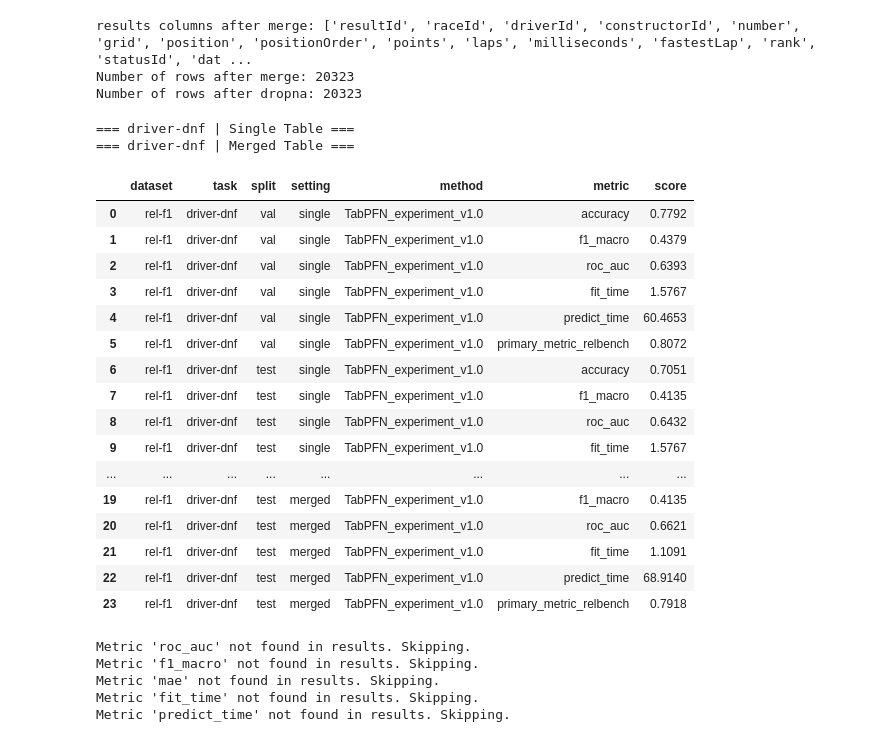
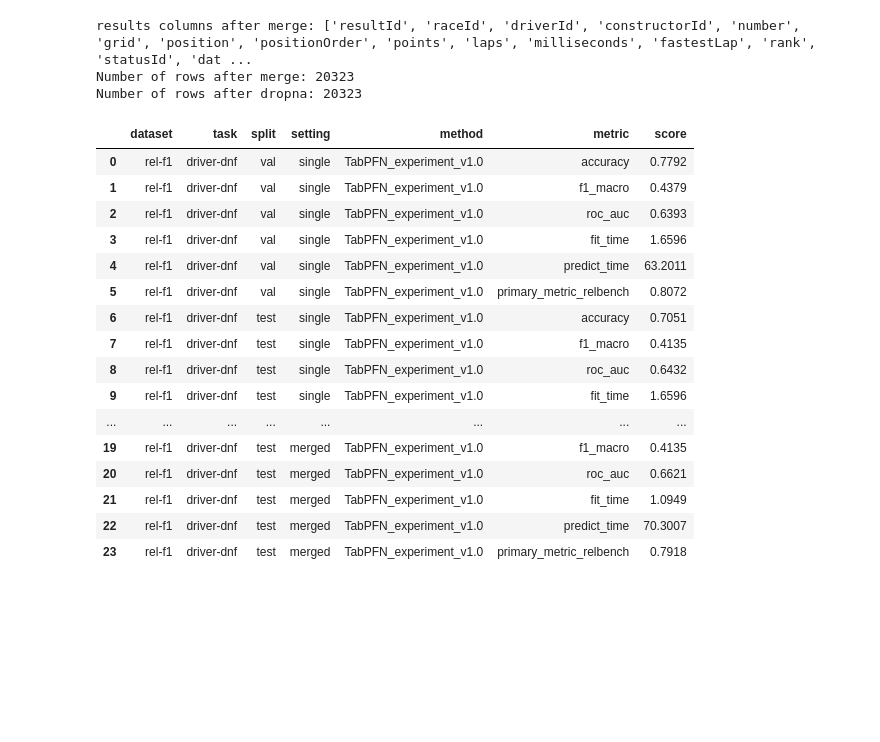
Before and after one commit to michaelflppv/TabPFN, a Jupyter notebook: simple_cases/TabPFN_relational_benchmark.ipynb, the cells around one changed output. Cells and saved outputs as stored; diff of their text form; code cells hidden in the pictures; blank space fills up the shorter version.

Commit message:
Refactor TabPFN relational benchmark notebook; enhance feature engineering and add progress tracking

```diff
--- a/simple_cases/TabPFN_relational_benchmark.ipynb
+++ b/simple_cases/TabPFN_relational_benchmark.ipynb
@@ -342,75 +342,50 @@ def results_to_long(task, setting, split, metrics):
     for metric_name, value in metrics.items():
         # Only add row if value is not None and not NaN
         if value is not None and not (isinstance(value, float) and np.isnan(value)):
             rows.append({
                 "dataset": DATASET,  # Fill with DATASET variable
                 "task": task,
                 "split": split,
                 "setting": setting,
                 "method": "TabPFN_experiment_v1.0",
                 "metric": metric_name,
                 "score": value
             })
     return rows
 
-for task in TASKS:
-    print(f"=== {task} | Single Table ===")
-    res_single = run_single_table_experiment(task)
-    for split, metrics in res_single.items():
-        all_results_long.extend(results_to_long(task, "single", split, metrics))
+# Use tqdm to show progress bar for tasks and settings
+for task in tqdm(TASKS, desc="Tasks"):
+    task_setting_pairs = list(product(TASKS, [("single", run_single_table_experiment), ("merged", run_merged_table_experiment)]))
 
-    print(f"=== {task} | Merged Table ===")
-    res_merged = run_merged_table_experiment(task)
-    for split, metrics in res_merged.items():
-        all_results_long.extend(results_to_long(task, "merged", split, metrics))
+    for (task, (setting, run_fn)) in tqdm(task_setting_pairs, desc="Task/Setting pairs"):
+        res = run_fn(task)
+        for split, metrics in res.items():
+            all_results_long.extend(results_to_long(task, setting, split, metrics))
 
 results_long_df = pd.DataFrame(all_results_long)
 # Ensure 'dataset' is the first column
 cols = ["dataset"] + [col for col in results_long_df.columns if col != "dataset"]
 results_long_df = results_long_df[cols]
 # Round all numerical values in 'score' to 4 decimal places
 results_long_df["score"] = results_long_df["score"].apply(lambda x: round(x, 4) if isinstance(x, (float, int, np.floating, np.integer)) else x)
 
 results_long_df.to_csv("results_summary_long.csv", index=False)
 results_long_df
 # %% [output]
-=== driver-dnf | Single Table ===
-=== driver-dnf | Merged Table ===
 |  | dataset | task | split | setting | method | metric | score |
 | 0 | rel-f1 | driver-dnf | val | single | TabPFN_experiment_v1.0 | accuracy | 0.7792 |
 | 1 | rel-f1 | driver-dnf | val | single | TabPFN_experiment_v1.0 | f1_macro | 0.4379 |
 | 2 | rel-f1 | driver-dnf | val | single | TabPFN_experiment_v1.0 | roc_auc | 0.6393 |
-| 3 | rel-f1 | driver-dnf | val | single | TabPFN_experiment_v1.0 | fit_time | 1.5767 |
-| 4 | rel-f1 | driver-dnf | val | single | TabPFN_experiment_v1.0 | predict_time | 60.4653 |
+| 3 | rel-f1 | driver-dnf | val | single | TabPFN_experiment_v1.0 | fit_time | 1.6596 |
+| 4 | rel-f1 | driver-dnf | val | single | TabPFN_experiment_v1.0 | predict_time | 63.2011 |
 | 5 | rel-f1 | driver-dnf | val | single | TabPFN_experiment_v1.0 | primary_metric_relbench | 0.8072 |
 | 6 | rel-f1 | driver-dnf | test | single | TabPFN_experiment_v1.0 | accuracy | 0.7051 |
 | 7 | rel-f1 | driver-dnf | test | single | TabPFN_experiment_v1.0 | f1_macro | 0.4135 |
 | 8 | rel-f1 | driver-dnf | test | single | TabPFN_experiment_v1.0 | roc_auc | 0.6432 |
-| 9 | rel-f1 | driver-dnf | test | single | TabPFN_experiment_v1.0 | fit_time | 1.5767 |
+| 9 | rel-f1 | driver-dnf | test | single | TabPFN_experiment_v1.0 | fit_time | 1.6596 |
 | ... | ... | ... | ... | ... | ... | ... | ... |
 | 19 | rel-f1 | driver-dnf | test | merged | TabPFN_experiment_v1.0 | f1_macro | 0.4135 |
 | 20 | rel-f1 | driver-dnf | test | merged | TabPFN_experiment_v1.0 | roc_auc | 0.6621 |
-| 21 | rel-f1 | driver-dnf | test | merged | TabPFN_experiment_v1.0 | fit_time | 1.1091 |
-| 22 | rel-f1 | driver-dnf | test | merged | TabPFN_experiment_v1.0 | predict_time | 68.9140 |
+| 21 | rel-f1 | driver-dnf | test | merged | TabPFN_experiment_v1.0 | fit_time | 1.0949 |
+| 22 | rel-f1 | driver-dnf | test | merged | TabPFN_experiment_v1.0 | predict_time | 70.3007 |
 | 23 | rel-f1 | driver-dnf | test | merged | TabPFN_experiment_v1.0 | primary_metric_relbench | 0.7918 |
-# %%
-def plot_metric(metric):
-    if metric not in results_long_df.columns:
-        print(f"Metric '{metric}' not found in results. Skipping.")
-        return
-    sub = results_long_df[(results_long_df["split"] == "test") & results_long_df[metric].notna()]
-    if sub.empty:
-        return
-    pivot = sub.pivot(index="task", columns="setting", values=metric)
-    pivot.plot(kind="bar", figsize=(8, 4), title=metric)
-    plt.grid(True, axis="y")
-    plt.show()
-
-for m in ["roc_auc", "f1_macro", "mae", "fit_time", "predict_time"]:
-    plot_metric(m)
-# %% [output]
-Metric 'roc_auc' not found in results. Skipping.
-Metric 'f1_macro' not found in results. Skipping.
-Metric 'mae' not found in results. Skipping.
-Metric 'fit_time' not found in results. Skipping.
-Metric 'predict_time' not found in results. Skipping.
```
Also changed, not shown: parts of 3 cells of this notebook.
